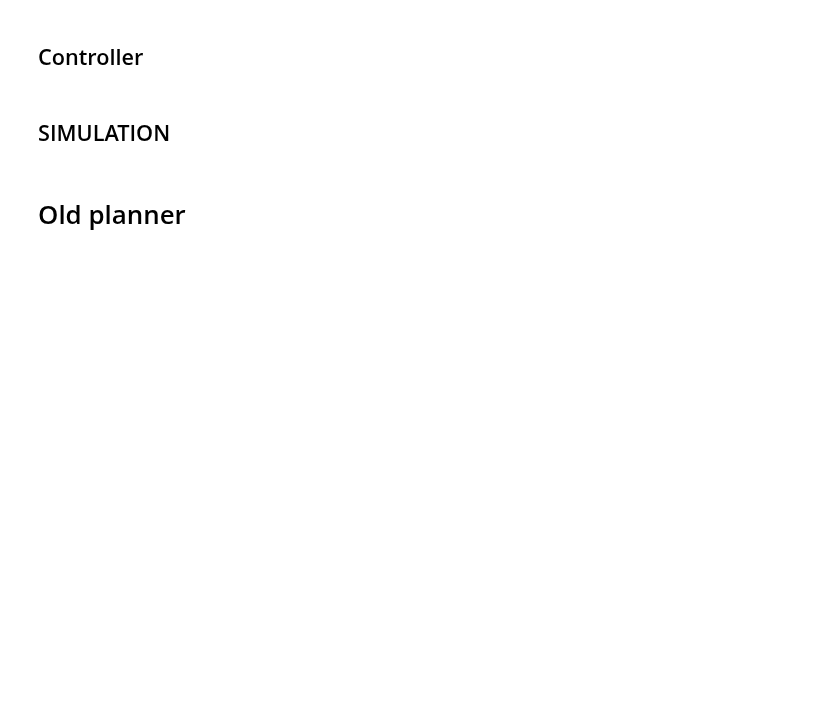
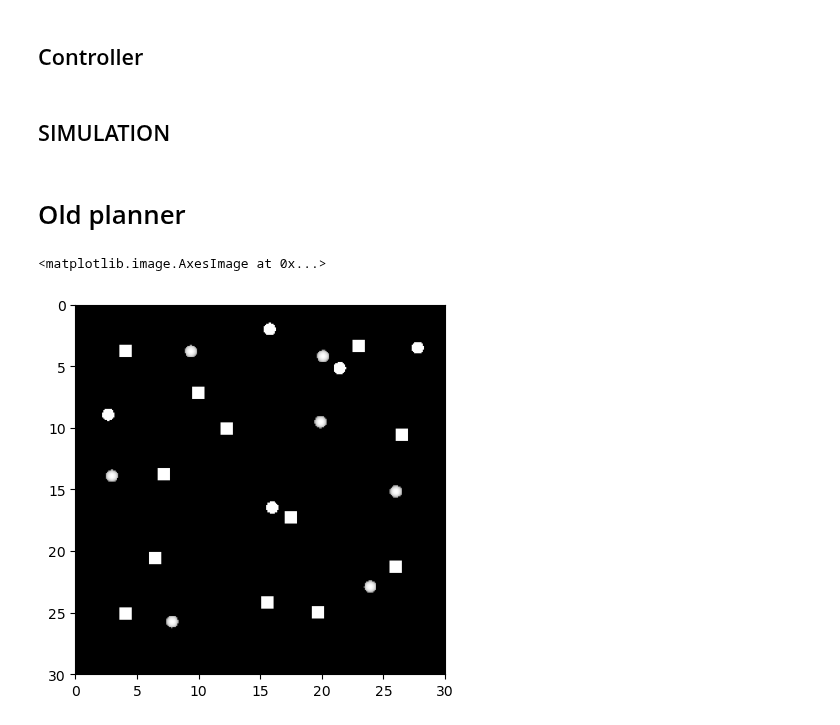
Before and after one commit to difra100/AMR_Testings, a Jupyter notebook: rrt_impl/test.ipynb, the cells around one changed output. Drawn from its saved outputs; the diff is of its cells as text; code cells hidden in the pictures; blank space fills up the shorter version.

```diff
--- a/rrt_impl/test.ipynb
+++ b/rrt_impl/test.ipynb
@@ -1082,3 +1082,17 @@ def is_transition_feasible(state, prev_state):
 
 
 is_transition_feasible((3, 2.2))
+# %%
+import numpy as np
+from utils import *
+import matplotlib.pyplot as plt
+
+empty = np.load('numpy_maps/many_obstacles.npy')
+
+empty = get_new_map(empty, 'many_obstacles')
+
+extent = [0, empty.shape[1]/10, empty.shape[0]/10, 0] # Get correct resolution of the image
+plt.imshow(empty, cmap = 'gray', extent = extent)
+# %% [output]
+<matplotlib.image.AxesImage at 0x...>
+[figure, added]
```
Also changed, not shown: 34 other files.
